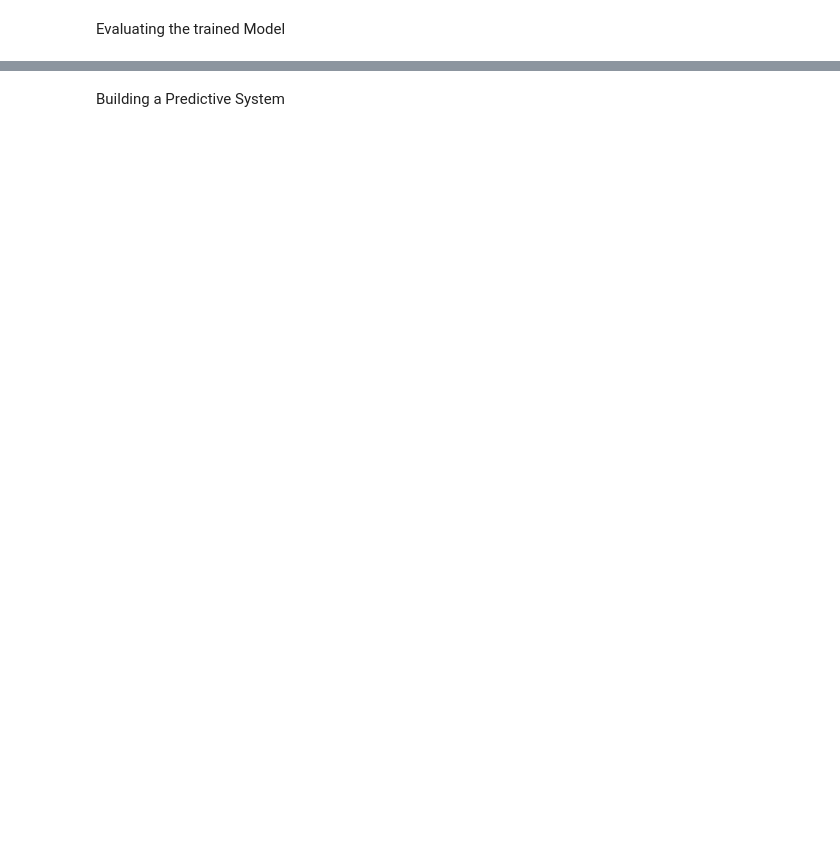
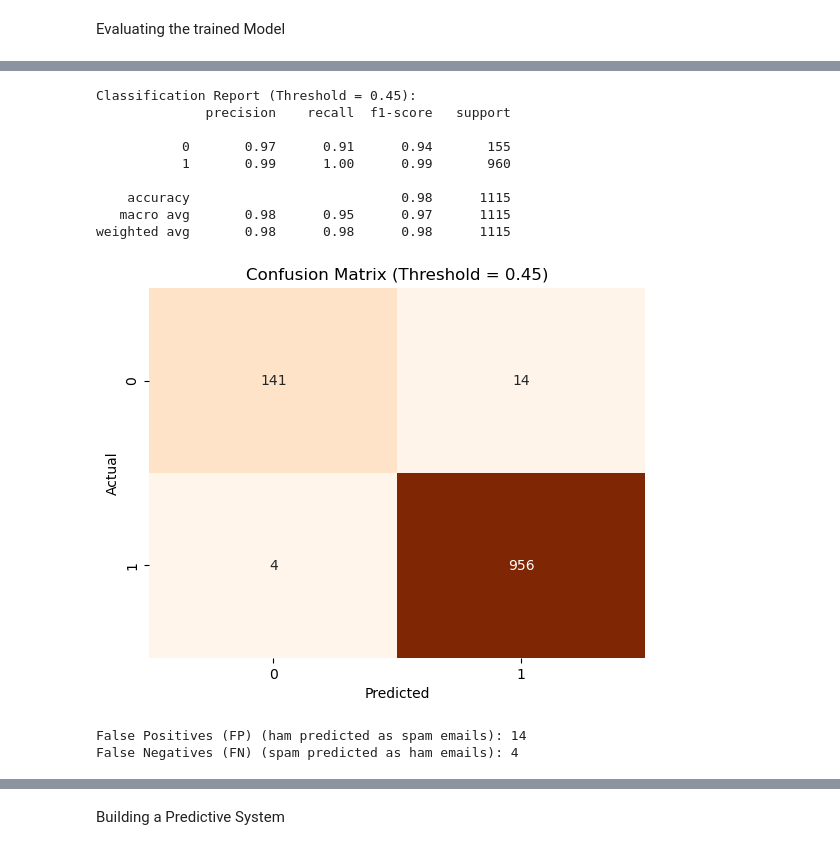
Before and after one commit to ka398/spam_detection, a Jupyter notebook: notebooks/FC212037_Amandi Thathsarani/LR1.ipynb, the cells around one changed output, grey strips where cells are left out. Cells and saved outputs as stored; diff of their text form; code cells hidden in the pictures; blank space fills up the shorter version.

```diff
--- a/notebooks/FC212037_Amandi Thathsarani/LR1.ipynb
+++ b/notebooks/FC212037_Amandi Thathsarani/LR1.ipynb
@@ -207,0 +285,39 @@ weighted avg       0.97      0.97      0.96      1115
+# %%
+#evaluate with custom threshold to reduce false positives
+test_Probabilities = model.predict_proba(X_test_features)[:, 1]
+
+#apply custom threshold
+threshold = 0.45
+
+custom_test_preds = (test_Probabilities >= threshold).astype(int)
+
+Y_test_int = Y_test.astype(int)
+
+print(f"Classification Report (Threshold = {threshold}): ")
+print(classification_report(Y_test, custom_test_preds))
+
+#custom confusion matrix
+cm = confusion_matrix(Y_test, custom_test_preds)
+sns.heatmap(cm, annot=True, fmt='d', cmap='Oranges', cbar=False)
+plt.title(f'Confusion Matrix (Threshold = {threshold})')
+plt.xlabel('Predicted')
+plt.ylabel('Actual')
+plt.show()
+
+#print false-postives & false negatives
+tn,fp,fn,tp = cm.ravel()
+print(f"False Positives (FP) (ham predicted as spam emails): {fp}")
+print(f"False Negatives (FN) (spam predicted as ham emails): {fn}")
+# %% [output]
+Classification Report (Threshold = 0.45):
+              precision    recall  f1-score   support
+
+           0       0.97      0.91      0.94       155
+           1       0.99      1.00      0.99       960
+
+    accuracy                           0.98      1115
+   macro avg       0.98      0.95      0.97      1115
+weighted avg       0.98      0.98      0.98      1115
+[figure, added]
+False Positives (FP) (ham predicted as spam emails): 14
+False Negatives (FN) (spam predicted as ham emails): 4
```
Also changed, not shown: parts of 12 cells of this notebook.
